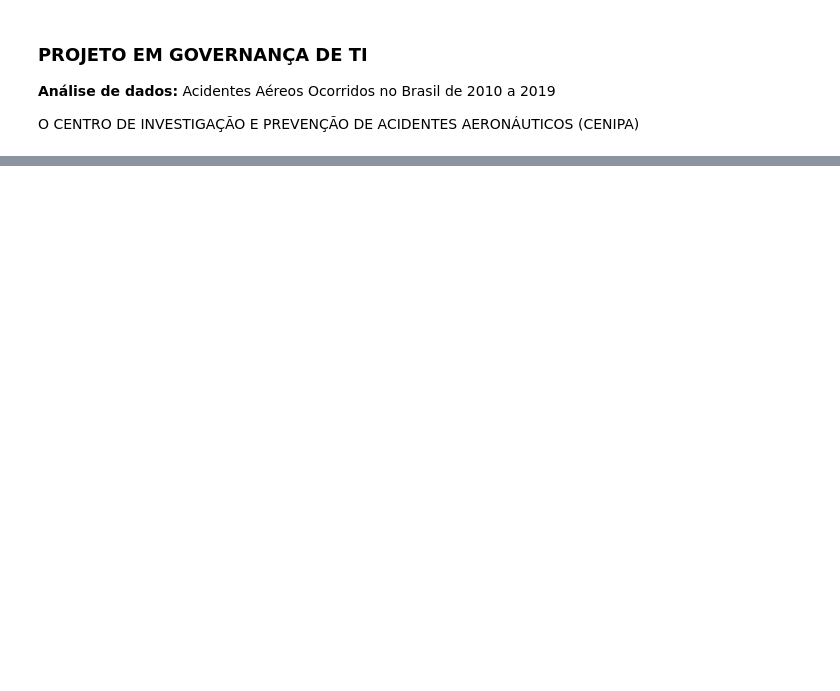
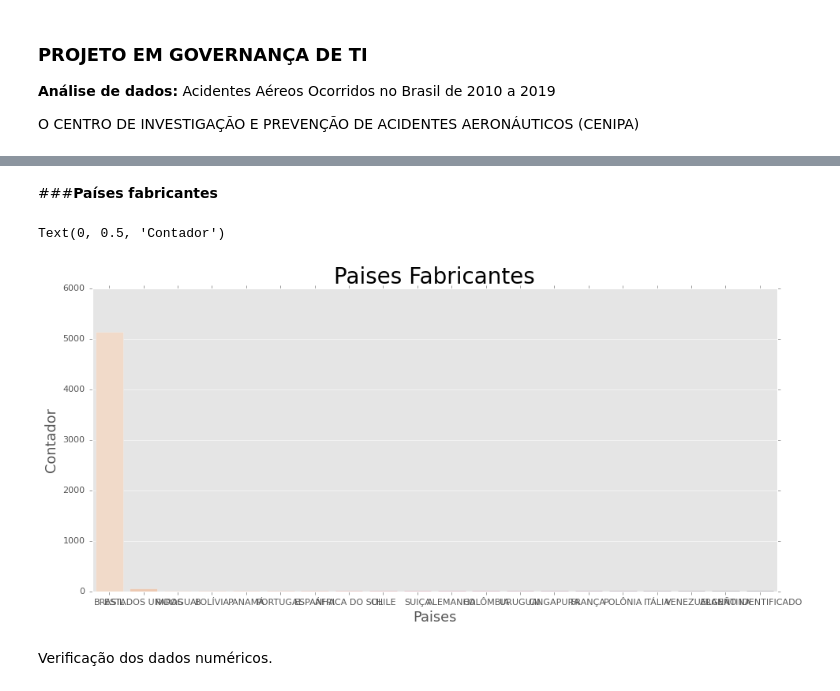
Before and after one commit to pyrdna85/Ciencia-de-dados, a Jupyter notebook: Projeto.ipynb, the cells around one changed output, grey strips where cells are left out. Cells and saved outputs as stored; diff of their text form; code cells hidden in the pictures; blank space fills up the shorter version.

```diff
--- a/Projeto.ipynb
+++ b/Projeto.ipynb
@@ -27,0 +151,14 @@ array(['codigo', 'tipo', 'descricao', 'cidade', 'estado', 'data', 'ano',
+# %% [markdown]
+###**Países fabricantes**
+# %%
+plt.style.use('ggplot')
+plt.figure(figsize= (14,6))
+ax = sns.countplot(x = "aeronave_pais_fabricante", data = data, palette = "rocket_r")
+ax.set_title("Paises Fabricantes", fontsize = 25)
+ax.set_xlabel("Paises", fontsize = 16)
+ax.set_ylabel("Contador", fontsize = 16)
+# %% [output]
+Text(0, 0.5, 'Contador')
+[figure, added]
+# %% [markdown]
+Verificação dos dados numéricos.
```
Also changed, not shown: parts of 23 cells of this notebook.
